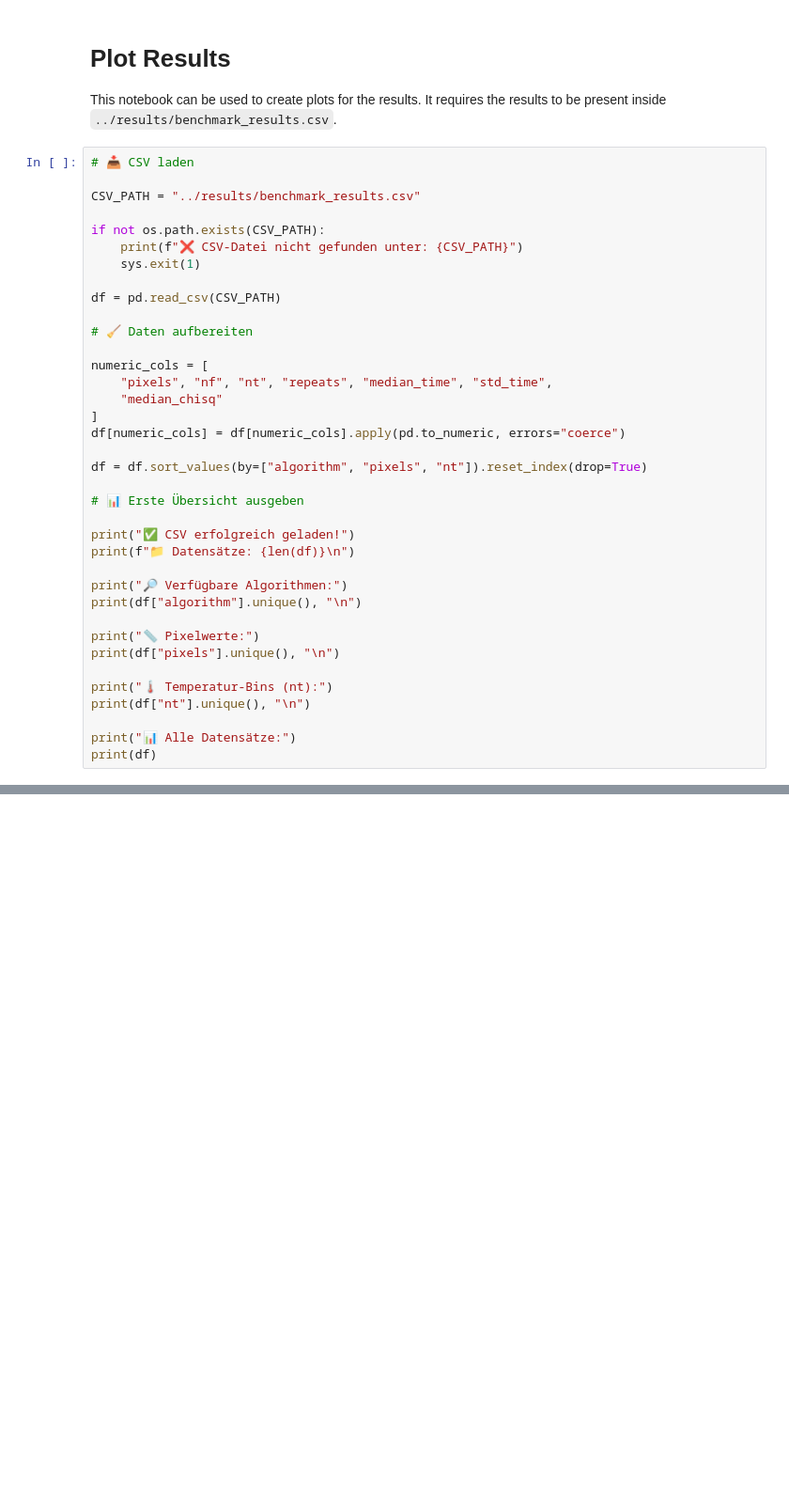
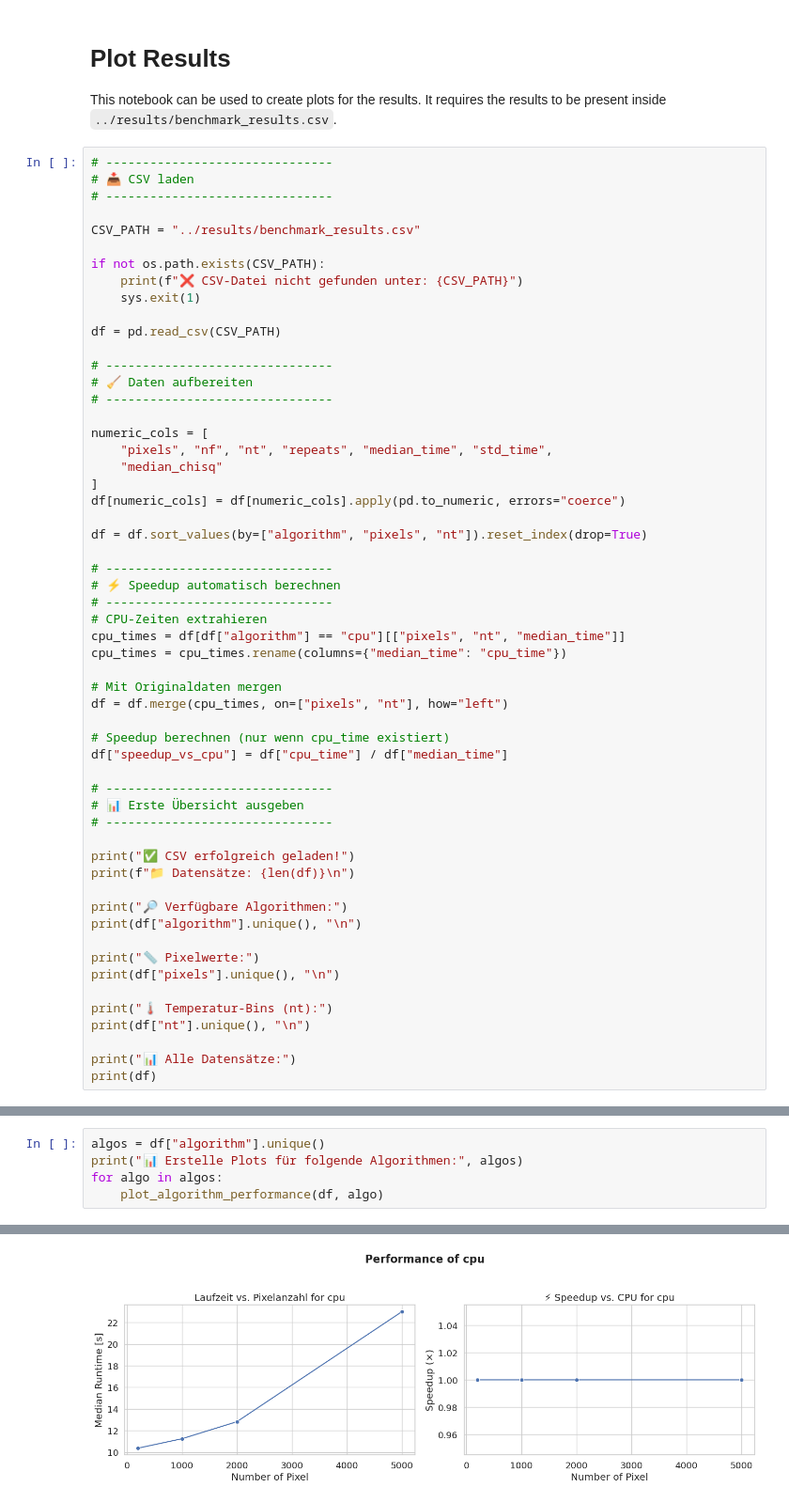
Before and after one commit to stefansimic/demreg-hpcp-modul, a Jupyter notebook: python/plots.ipynb, the cells around one changed output, grey strips where cells are left out. Shown at 94% size. Cells and saved outputs as stored; diff of their text form; blank space fills up the shorter version.

```diff
--- a/python/plots.ipynb
+++ b/python/plots.ipynb
@@ -8,7 +10,9 @@ import sys
 
 This notebook can be used to create plots for the results. It requires the results to be present inside `../results/benchmark_results.csv`.
 # %%
+# -------------------------------
 # 📥 CSV laden
+# -------------------------------
 
 CSV_PATH = "../results/benchmark_results.csv"
 
@@ -18,7 +22,9 @@ if not os.path.exists(CSV_PATH):
 
 df = pd.read_csv(CSV_PATH)
 
+# -------------------------------
 # 🧹 Daten aufbereiten
+# -------------------------------
 
 numeric_cols = [
     "pixels", "nf", "nt", "repeats", "median_time", "std_time",
@@ -28,7 +34,22 @@ df[numeric_cols] = df[numeric_cols].apply(pd.to_numeric, errors="coerce")
 
 df = df.sort_values(by=["algorithm", "pixels", "nt"]).reset_index(drop=True)
 
+# -------------------------------
+# ⚡ Speedup automatisch berechnen
+# -------------------------------
+# CPU-Zeiten extrahieren
+cpu_times = df[df["algorithm"] == "cpu"][["pixels", "nt", "median_time"]]
+cpu_times = cpu_times.rename(columns={"median_time": "cpu_time"})
+
+# Mit Originaldaten mergen
+df = df.merge(cpu_times, on=["pixels", "nt"], how="left")
+
+# Speedup berechnen (nur wenn cpu_time existiert)
+df["speedup_vs_cpu"] = df["cpu_time"] / df["median_time"]
+
+# -------------------------------
 # 📊 Erste Übersicht ausgeben
+# -------------------------------
 
 print("✅ CSV erfolgreich geladen!")
 print(f"📁 Datensätze: {len(df)}\n")
@@ -64,0 +149,6 @@ print(df)
+# %%
+algos = df["algorithm"].unique()
+print("📊 Erstelle Plots für folgende Algorithmen:", algos)
+for algo in algos:
+    plot_algorithm_performance(df, algo)
+# %% [output]
@@ -64,0 +156 @@ print(df)
+[figure, added]
```
Also changed, not shown: parts of 4 cells of this notebook, 1 other file.
